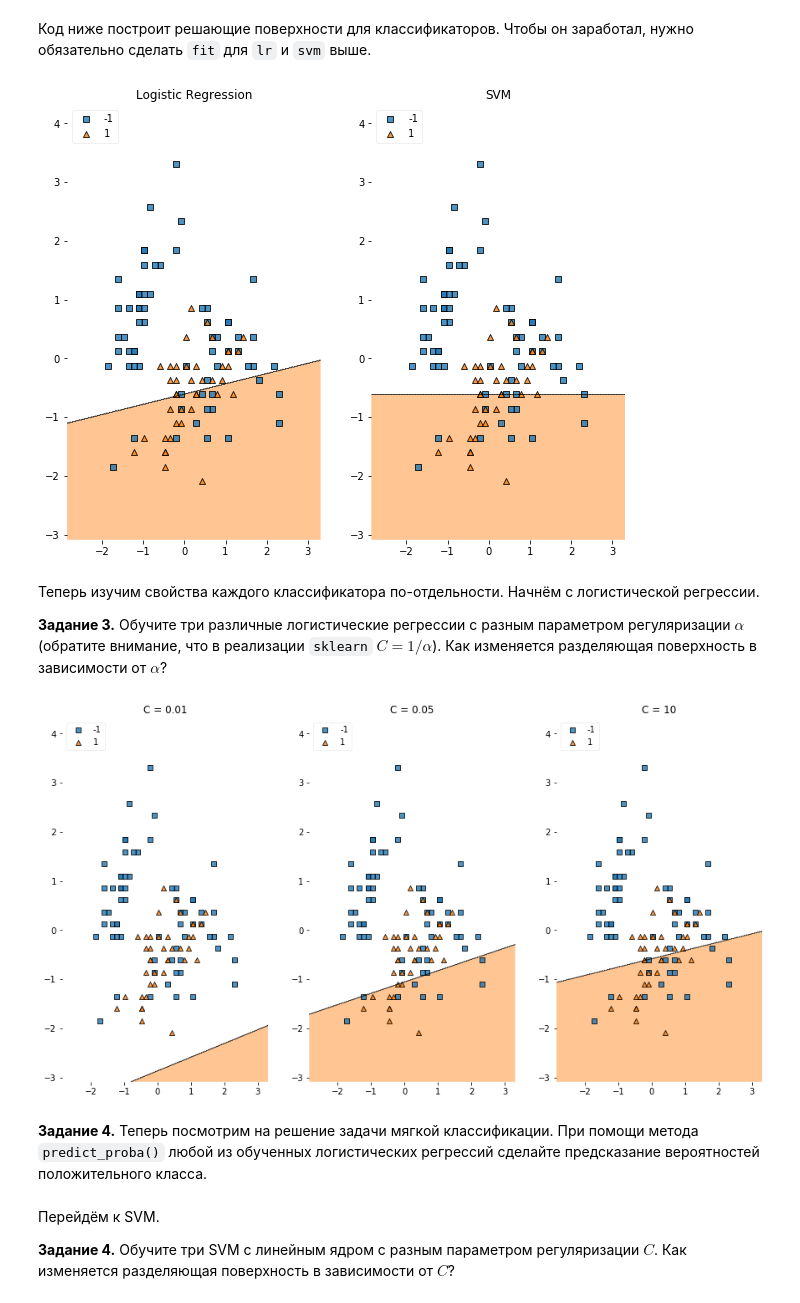
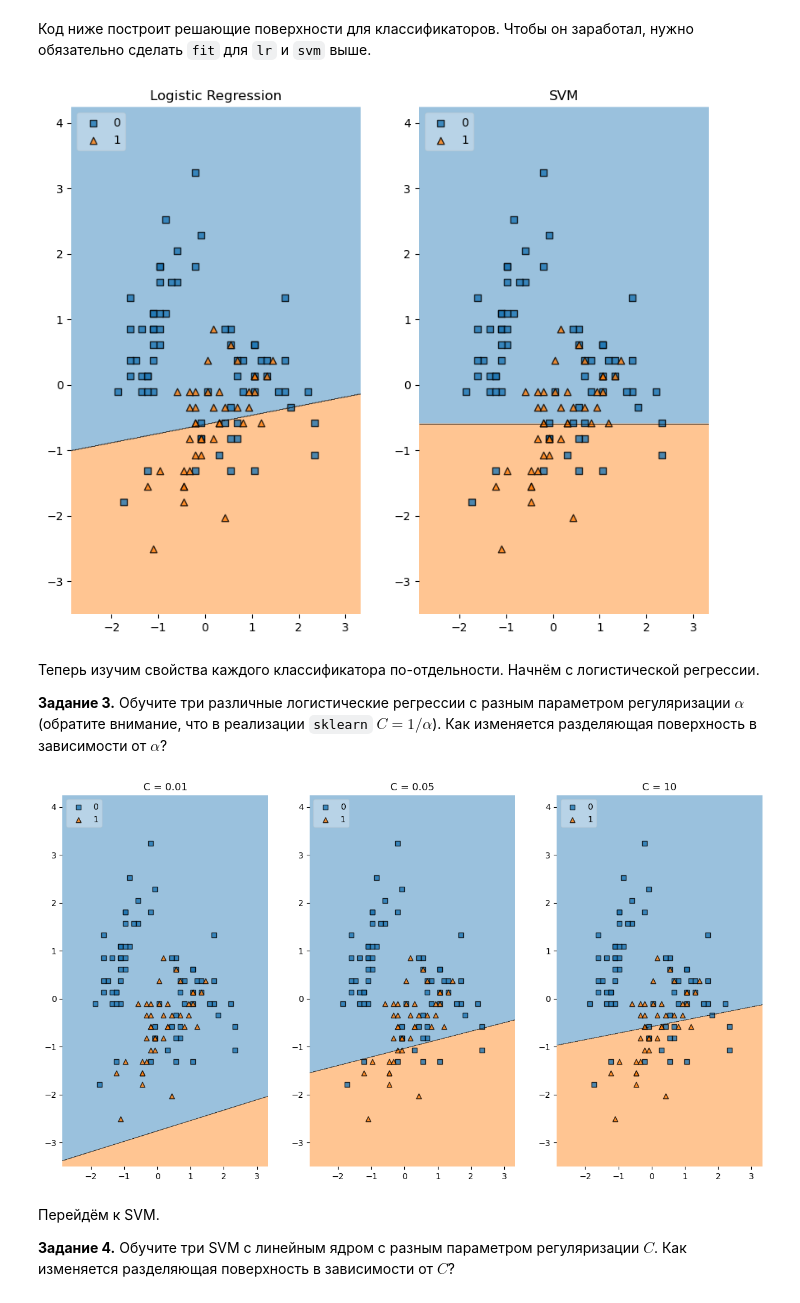
Before and after one commit to hse-ds/iad-intro-ds, a Jupyter notebook: 2023/seminars/sem09_logit_svm/sem09_logit_svm.ipynb, the cells around one changed output. Drawn from its saved outputs; the diff is of its cells as text; code cells hidden in the pictures.

```diff
--- a/2023/seminars/sem09_logit_svm/sem09_logit_svm.ipynb
+++ b/2023/seminars/sem09_logit_svm/sem09_logit_svm.ipynb
@@ -227,7 +238,7 @@ X.head()
 **Задание 1.** Перейдём к задаче бинарной классификации: будем предсказывать принадлежность цветка к виду `versicolor` против принадлежности ко всем прочим видам. Перекодируйте зависимую переменную так, чтобы цветки вида `versicolor` имели метку 1, а прочих видов – метку -1.
 # %%
 # Перекодировка
-...
+y_bin = (data["target"] == 1).astype(int)
 # %% [markdown]
 **Задание 2**. Будем работать с двумя признаками: `sepal length (cm)` и `sepal width (cm)`. Отделите их в отдельную матрицу. Разделите выборку на обучающую и тестовую, долю тестовой выборки укажите равной 0.3. Отмасштабируйте выборки при помощи StandardScaler. Постройте диаграмму рассеяния по тренировочной выборке и убедитесь, что данные линейно не разделимы.
 # %%
@@ -278,27 +298,19 @@ SVC(kernel='linear')
 # %%
-import itertools
-
-import matplotlib.gridspec as gridspec
-import matplotlib.pyplot as plt
-
-from mlxtend.plotting import plot_decision_regions
-
 gs = gridspec.GridSpec(1, 2)
 
-fig = plt.figure(figsize=(10,8))
+fig = plt.figure(figsize=(10, 8))
 
-labels = ['Logistic Regression', 'SVM']
-for clf, lab, grd in zip([lr, svm],
-                         labels,
-                         itertools.product([0, 1], repeat=2)):
-
+labels = ["Logistic Regression", "SVM"]
+for clf, lab, grd in zip([lr, svm], labels, itertools.product([0, 1], repeat=2)):
     ax = plt.subplot(gs[grd[0], grd[1]])
-    fig = plot_decision_regions(X = np.array(X_train), y = np.array(y_train), clf=clf, legend=2)
+    fig = plot_decision_regions(
+        X=np.array(X_train), y=np.array(y_train), clf=clf, legend=2
+    )
     plt.title(lab)
 
 plt.show()
 # %% [output]
-[figure, old version]
+[figure, new version]
 # %% [markdown]
 Теперь изучим свойства каждого классификатора по-отдельности. Начнём с логистической регрессии.
 
@@ -310,26 +322,20 @@ lr3 = LogisticRegression(C = 10)
 # %%
-import matplotlib.pyplot as plt
-from mlxtend.plotting import plot_decision_regions
-import matplotlib.gridspec as gridspec
-import itertools
 gs = gridspec.GridSpec(1, 3)
 
-fig = plt.figure(figsize=(15,8))
+fig = plt.figure(figsize=(15, 8))
 
-labels = ['C = 0.01', 'C = 0.05', 'C = 10']
-for clf, lab, grd in zip([lr1, lr2, lr3],
-                         labels,
-                         itertools.product([0, 1, 2], repeat=2)):
+labels = ["C = 0.01", "C = 0.05", "C = 10"]
+for clf, lab, grd in zip(
+    [lr1, lr2, lr3], labels, itertools.product([0, 1, 2], repeat=2)
+):
     clf.fit(X_train, y_train)
     ax = plt.subplot(gs[grd[0], grd[1]])
-    fig = plot_decision_regions(X = X_train, y = np.array(y_train), clf=clf, legend=2)
+    fig = plot_decision_regions(X=X_train, y=np.array(y_train), clf=clf, legend=2)
     plt.title(lab)
 
 plt.show()
 # %% [output]
-[figure, old version]
+[figure, new version]
-# %% [markdown]
-**Задание 4.** Теперь посмотрим на решение задачи мягкой классификации. При помощи метода `predict_proba()` любой из обученных логистических регрессий сделайте предсказание вероятностей положительного класса.
 # %% [markdown]
 Перейдём к SVM.
 
```
Also changed, not shown: parts of 23 cells of this notebook.
